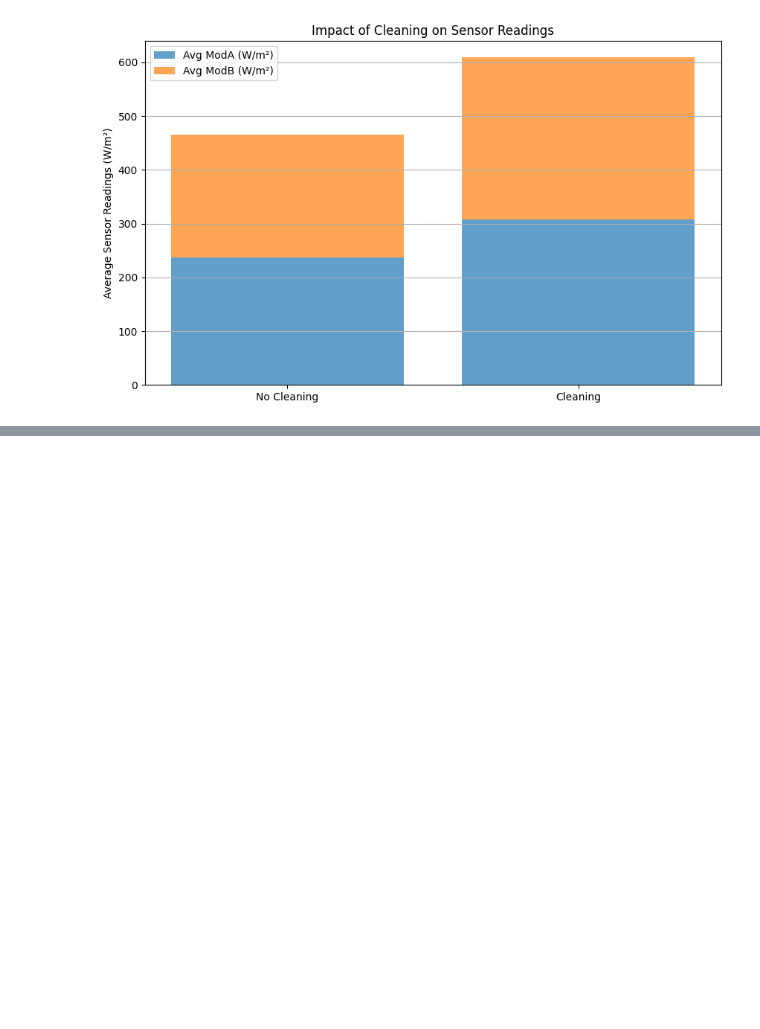
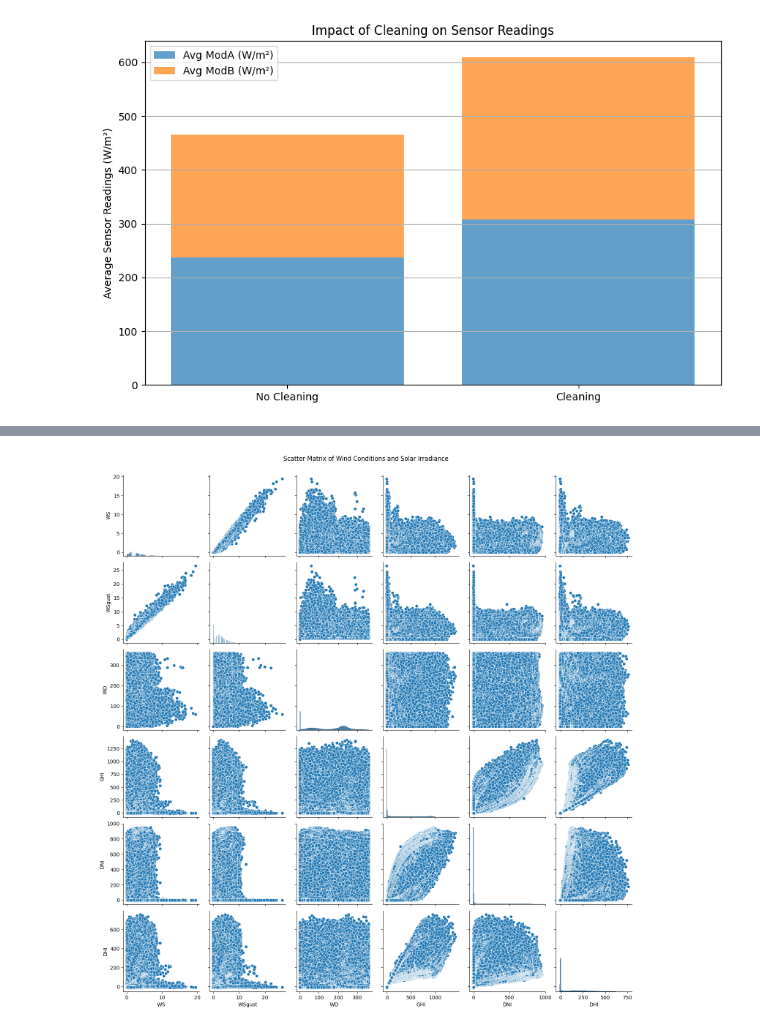
Before and after one commit to rinamoh/Kifiya-AIM-Week0, a Jupyter notebook: notebooks/EDA-benin.ipynb, the cells around one changed output, grey strips where cells are left out. Cells and saved outputs as stored; diff of their text form; code cells hidden in the pictures; blank space fills up the shorter version.

```diff
--- a/notebooks/EDA-benin.ipynb
+++ b/notebooks/EDA-benin.ipynb
@@ -365,0 +391,10 @@ plt.show()
+# %%
+#Investigate the relationship between wind conditionsand solar irradiance
+wind_solar_data = data[['WS', 'WSgust', 'WD', 'GHI', 'DNI', 'DHI']]
+# %%
+#using scatter matrics to visulise the result from the above dataframe
+sns.pairplot(wind_solar_data)
+plt.suptitle('Scatter Matrix of Wind Conditions and Solar Irradiance', y=1.02)
+plt.show()
+# %% [output]
+[figure, added]
```
Also changed, not shown: parts of 3 cells of this notebook, 1 other file.
